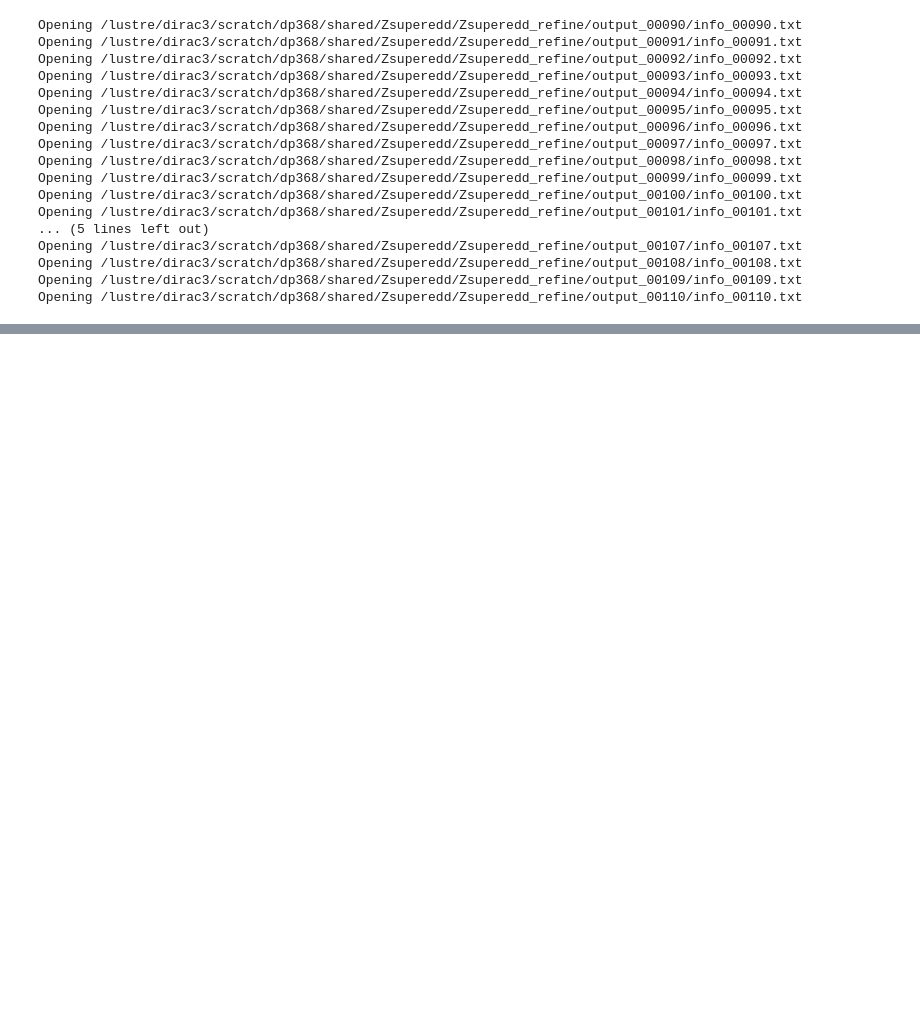
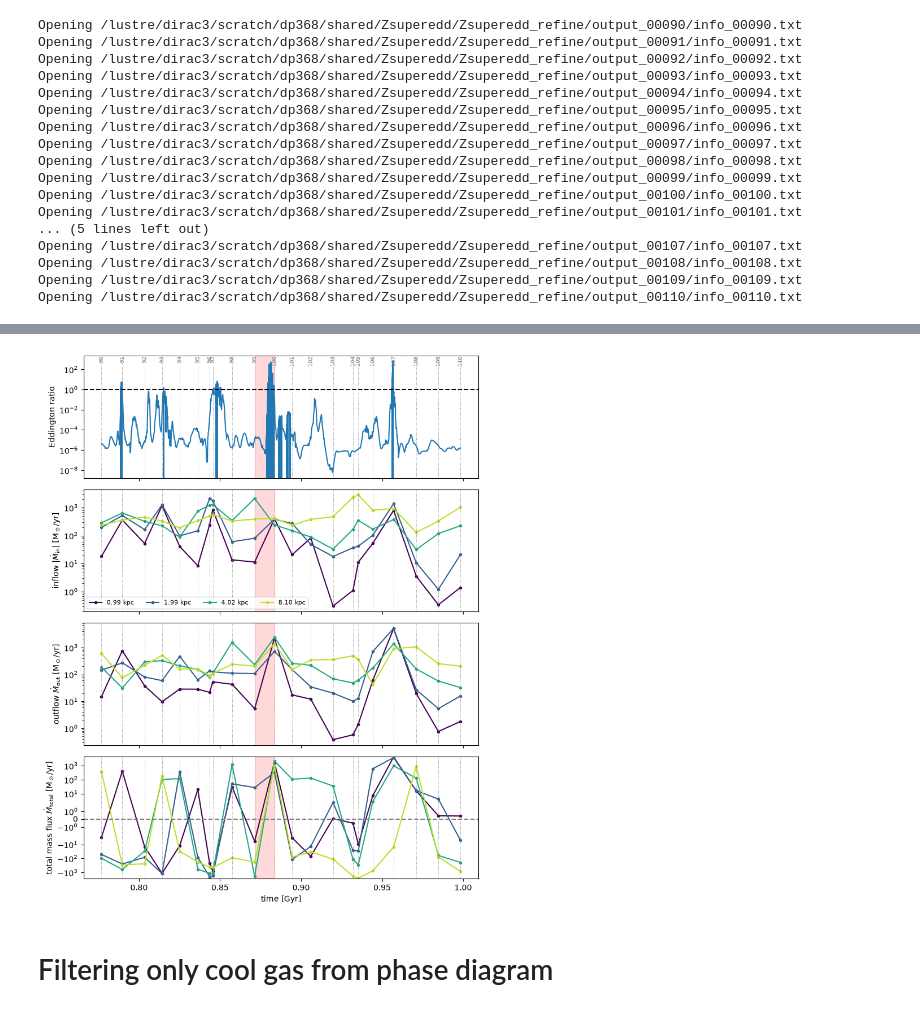
Before and after one commit to OrcaSKang/super-eddington, a Jupyter notebook: density_and_phase.ipynb, the cells around one changed output, grey strips where cells are left out. Cells and saved outputs as stored; diff of their text form; code cells hidden in the pictures; blank space fills up the shorter version.

```diff
--- a/density_and_phase.ipynb
+++ b/density_and_phase.ipynb
@@ -261,0 +408,44 @@ plt.tight_layout()
+# %%
+radii  = [1.0, 2.0, 4.0, 8.0]
+cmap = plt.colormaps['viridis']
+colors = cmap(np.linspace(0, 0.9, len(radii)))
+
+fig, axes = plt.subplots(4, 1, sharex=True, figsize=(8, 10))
+times = ts.data['time'].to('Gyr').value
+m = (times > t_list[0]) & (times < t_list[-1])
+axes[0].semilogy(times[m], (ts.data['dotMaccr']/ts.data['dotMedd'])[m])
+axes[0].axhline(1, ls='--', c='k')
+axes[0].set_ylabel('Eddington ratio')
+
+for r0, col in zip(radii, colors):
+    j = np.argmin(np.abs(r_bins - r0))
+    axes[1].semilogy(t_list, -Min_list[r0], 'o-', c=col, ms=3, label=f'{r_bins[j]:.2f} kpc')
+    axes[2].semilogy(t_list,  Mout_list[r0], 'o-', c=col, ms=3)
+    axes[3].plot(t_list, Min_list[r0] + Mout_list[r0], 'o-', c=col, ms=3)
+axes[1].set_ylabel(r'inflow $|\dot M_{\rm in}|$ [M$_\odot$/yr]')
+axes[2].set_ylabel(r'outflow $\dot M_{\rm out}$ [M$_\odot$/yr]')
+axes[3].set_ylabel(r'total mass flux $\dot M_{\rm total}$ [M$_\odot$/yr]')
+axes[1].legend(fontsize=8, loc='lower left', ncol=4)
+
+axes[3].axhline(0, c='grey', ls='--')
+axes[3].set_yscale('symlog')
+
+
+t_before = snap_t[snap_out == output - 1][0]
+t_target = snap_t[snap_out == output][0]
+for ax in axes:
+    ax.axvspan(t_before, t_target, color='r', alpha=0.15)
+    for tt in t_list:
+        ax.axvline(tt, color='grey', ls=':', lw=0.6)
+
+ymax = axes[0].get_ylim()[1]
+for tt, out in zip(t_list, snap_out[mask]):
+    axes[0].text(tt, ymax*0.8, str(out), color='grey', fontsize=7, rotation=90, va='top', ha='center')
+
+axes[-1].set_xlabel('time [Gyr]')
+plt.tight_layout()
+# plt.savefig("fig/mass_flux_1")
+# %% [output]
+[figure, added]
+# %% [markdown]
+# Filtering only cool gas from phase diagram
```
Also changed, not shown: parts of 15 cells of this notebook, 2 other files.
